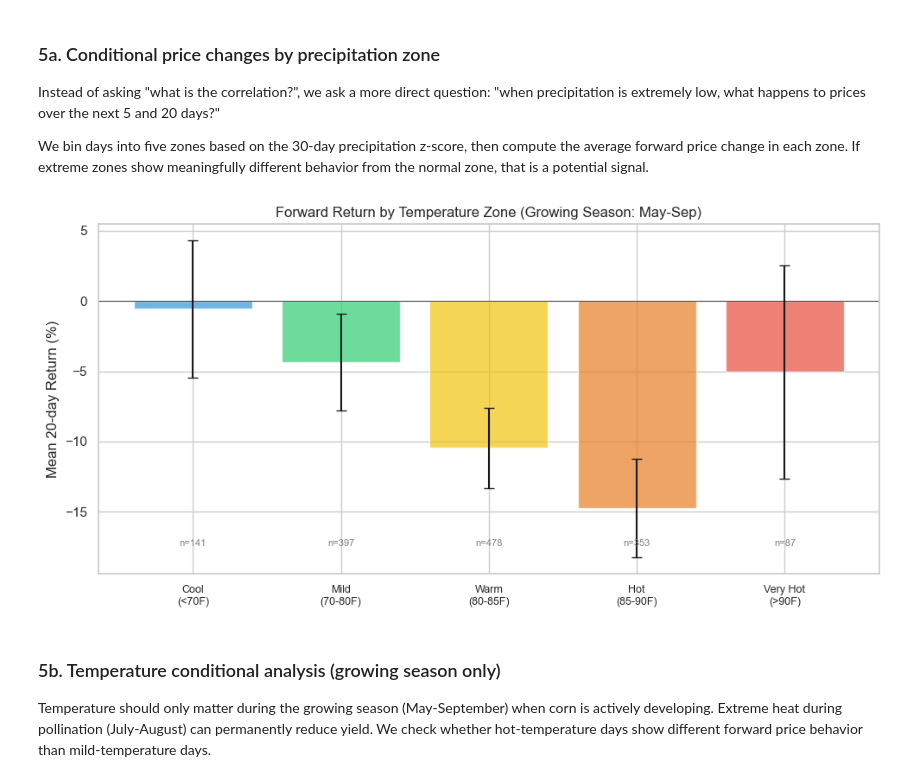
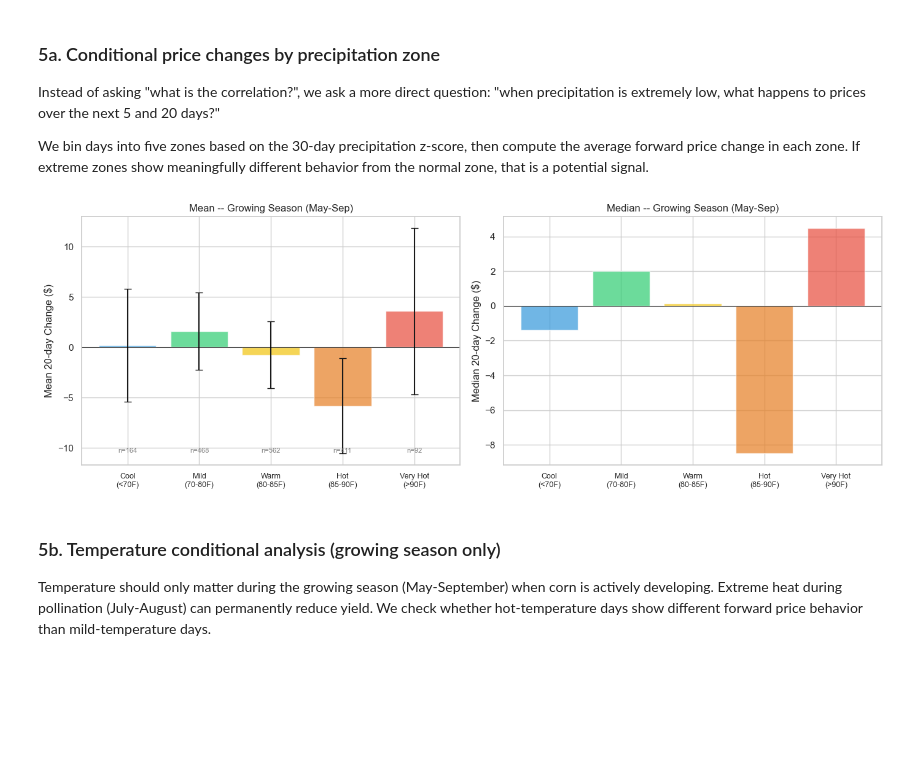
Before and after one commit to sa000/crop_prediction, a Jupyter notebook: eda/strategy_discovery.ipynb, the cells around one changed output. Saved outputs shown, nothing was run; the diff lists cells and outputs as text; code cells hidden in the pictures; blank space fills up the shorter version.

```diff
--- a/eda/strategy_discovery.ipynb
+++ b/eda/strategy_discovery.ipynb
@@ -296,27 +291,27 @@ Do they move together? A visual check before running any statistics. We overlay
 30-day cumulative precipitation on the price chart to see if there's any visible
 co-movement or if price spikes coincide with weather extremes.
 # %%
-# How does precipitation at different rolling windows relate to forward returns?
+# How does precipitation at different rolling windows relate to forward price changes?
 windows = [7, 14, 30, 60]
 fig, axes = plt.subplots(1, len(windows), figsize=(18, 4))
 
 for i, w in enumerate(windows):
     col = f'precip_{w}d_raw'
     df[col] = df['precip'].rolling(w).sum().shift(1)  # shift(1) for point-in-time
-    valid = df[[col, 'ret_20d']].dropna()
+    valid = df[[col, 'chg_20d']].dropna()
 
-    axes[i].scatter(valid[col], valid['ret_20d'] * 100, alpha=0.05, s=5, color='#3498db')
+    axes[i].scatter(valid[col], valid['chg_20d'], alpha=0.05, s=5, color='#3498db')
     axes[i].set_xlabel(f'{w}-day Precip (in)')
-    axes[i].set_ylabel('20-day Fwd Return (%)')
+    axes[i].set_ylabel('20-day Fwd Change ($)')
     axes[i].set_title(f'{w}-day Window')
     axes[i].axhline(0, color='black', linewidth=0.5, alpha=0.5)
 
     if len(valid) > 2:
-        r, p = sp_stats.pearsonr(valid[col], valid['ret_20d'])
+        r, p = sp_stats.pearsonr(valid[col], valid['chg_20d'])
         axes[i].text(0.05, 0.95, f'r={r:.3f}\np={p:.3f}', transform=axes[i].transAxes,
                      va='top', fontsize=9, family='monospace')
 
-plt.suptitle('Precipitation vs. Forward Return -- Which Window Matters?', y=1.02)
+plt.suptitle('Precipitation vs. Forward Price Change -- Which Window Matters?', y=1.02)
 plt.tight_layout()
 plt.show()
 # %% [output]
@@ -543,40 +546,45 @@ the average forward price change in each zone. If extreme zones show meaningfull
 different behavior from the normal zone, that is a potential signal.
 # %%
 # Same analysis for temperature, but restricted to the growing season (May-Sep)
-# when temperature actually affects the crop. Outside the growing season,
-# temperature has no mechanism to affect corn supply.
+# when temperature actually affects the crop.
 
-analysis_t = df[['temp_max_7d', 'ret_20d']].dropna()
+analysis_t = df[['temp_max_7d', 'chg_20d']].dropna()
 growing = analysis_t[analysis_t.index.month.isin([5, 6, 7, 8, 9])].copy()
 
 bins_t = [0, 70, 80, 85, 90, 120]
 labels_t = ['Cool\n(<70F)', 'Mild\n(70-80F)', 'Warm\n(80-85F)',
             'Hot\n(85-90F)', 'Very Hot\n(>90F)']
 growing['temp_zone'] = pd.cut(growing['temp_max_7d'], bins=bins_t, labels=labels_t)
 
-fig, ax = plt.subplots(figsize=(10, 5))
+zone_chg = growing.groupby('temp_zone', observed=True)['chg_20d'].agg(['mean', 'median', 'std', 'count'])
+zone_chg['se'] = zone_chg['std'] / np.sqrt(zone_chg['count'])
 
-zone_ret = growing.groupby('temp_zone', observed=True)['ret_20d'].agg(['mean', 'std', 'count'])
-zone_ret['se'] = zone_ret['std'] / np.sqrt(zone_ret['count'])
+fig, axes = plt.subplots(1, 2, figsize=(14, 5))
+colors_t = ['#3498db', '#2ecc71', '#f1c40f', '#e67e22', '#e74c3c']
 
-colors_t = ['#3498db', '#2ecc71', '#f1c40f', '#e67e22', '#e74c3c']
-ax.bar(range(len(zone_ret)), zone_ret['mean'] * 100,
-       yerr=zone_ret['se'] * 100 * 1.96, capsize=4,
+axes[0].bar(range(len(zone_chg)), zone_chg['mean'],
+       yerr=zone_chg['se'] * 1.96, capsize=4, color=colors_t, alpha=0.7)
+axes[0].set_xticks(range(len(zone_chg)))
+axes[0].set_xticklabels(zone_chg.index, fontsize=9)
+axes[0].axhline(0, color='black', linewidth=0.5)
+axes[0].set_ylabel('Mean 20-day Change ($)')
+axes[0].set_title('Mean -- Growing Season (May-Sep)')
+for j, (_, row) in enumerate(zone_chg.iterrows()):
+    axes[0].text(j, axes[0].get_ylim()[0] * 0.9, f'n={int(row["count"])}',
+            ha='center', fontsize=8, color='gray')
+
+axes[1].bar(range(len(zone_chg)), zone_chg['median'],
        color=colors_t, alpha=0.7)
-ax.set_xticks(range(len(zone_ret)))
-ax.set_xticklabels(zone_ret.index, fontsize=9)
-ax.axhline(0, color='black', linewidth=0.5)
-ax.set_ylabel('Mean 20-day Return (%)')
-ax.set_title('Forward Return by Temperature Zone (Growing Season: May-Sep)')
-
-for j, (_, row) in enumerate(zone_ret.iterrows()):
-    ax.text(j, ax.get_ylim()[0] * 0.9, f'n={int(row["count"])}',
-            ha='center', fontsize=8, color='gray')
+axes[1].set_xticks(range(len(zone_chg)))
+axes[1].set_xticklabels(zone_chg.index, fontsize=9)
+axes[1].axhline(0, color='black', linewidth=0.5)
+axes[1].set_ylabel('Median 20-day Change ($)')
+axes[1].set_title('Median -- Growing Season (May-Sep)')
 
 plt.tight_layout()
 plt.show()
 # %% [output]
-[figure, old version]
+[figure, new version]
 # %% [markdown]
 ### 5b. Temperature conditional analysis (growing season only)
 
```
Also changed, not shown: parts of 7 cells of this notebook, 16 other files.
